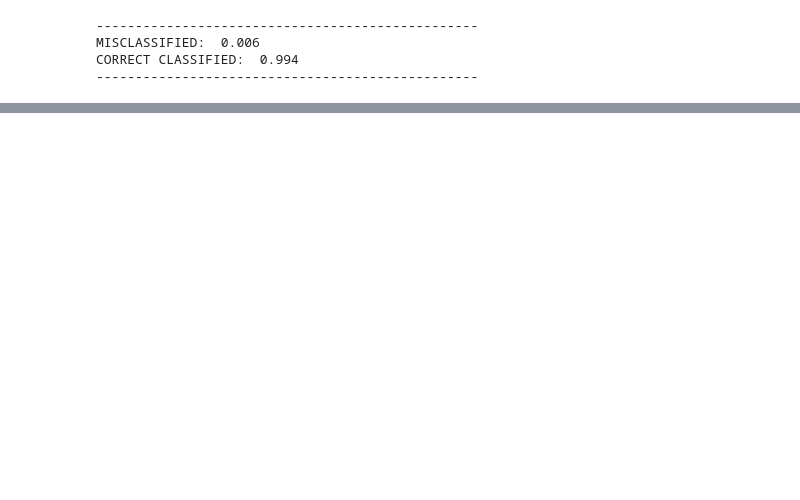
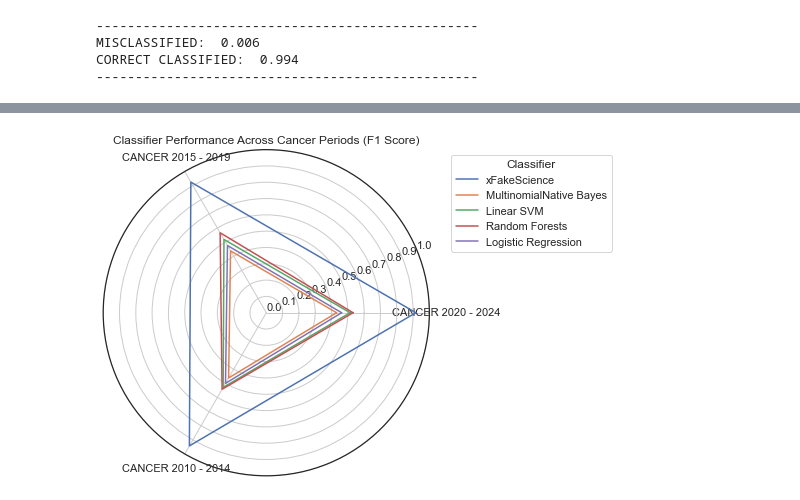
Before and after one commit to drahmedabdeenhamed/xFakeSci, a Jupyter notebook: code/xFakeBibs-CAN-2010-2014-TwoClassesTraining.ipynb, the cells around one changed output, grey strips where cells are left out. Cells and saved outputs as stored; diff of their text form; code cells hidden in the pictures; blank space fills up the shorter version.

Commit message:
Adding Algorithm Evaluation
Against 4 others and calculating the F1 score

```diff
--- a/code/xFakeBibs-CAN-2010-2014-TwoClassesTraining.ipynb
+++ b/code/xFakeBibs-CAN-2010-2014-TwoClassesTraining.ipynb
@@ -553,0 +585,39 @@ PUBMED MISCLASSIFIED AS GPT:  0.0
+# %%
+import numpy as np
+import matplotlib.pyplot as plt
+
+# Define the classifiers and their corresponding F1 scores for each cancer period
+classifiers = ['xFakeScience', 'MultinomialNative Bayes', 'Linear SVM', 'Random Forests', 'Logistic Regression']
+cancer_periods = ['CANCER 2020 - 2024', 'CANCER 2015 - 2019', 'CANCER 2010 - 2014']
+f1_scores = {
+    'xFakeScience': [0.917, 0.925, 0.943],
+    'MultinomialNative Bayes': [0.431, 0.438, 0.462],
+    'Linear SVM': [0.514, 0.519, 0.529],
+    'Random Forests': [0.532, 0.566, 0.542],
+    'Logistic Regression': [0.462, 0.476, 0.50]
+}
+
+# Define the number of metrics (e.g., precision, recall, F1 score)
+num_metrics = len(cancer_periods)
+
+# Define the angles for each metric
+angles = np.linspace(0, 2 * np.pi, num_metrics, endpoint=False).tolist()
+
+# Repeat the first angle to close the plot
+angles += angles[:1]
+
+# Plot the radial plot
+plt.figure(figsize=(10, 6))
+for classifier in classifiers:
+    f1_scores_classifier = f1_scores[classifier]
+    f1_scores_classifier += f1_scores_classifier[:1]
+    plt.polar(angles, f1_scores_classifier, label=classifier)
+
+plt.title('Classifier Performance Across Cancer Periods (F1 Score)')
+plt.legend(title='Classifier', bbox_to_anchor=(1.05, 1), loc='upper left')
+plt.xticks(angles[:-1], cancer_periods)
+plt.yticks(np.arange(0, 1.1, step=0.1))
+plt.grid(True)
+plt.show()
+# %% [output]
+[figure, added]
```
Also changed, not shown: parts of 9 cells of this notebook, 2 other files.
